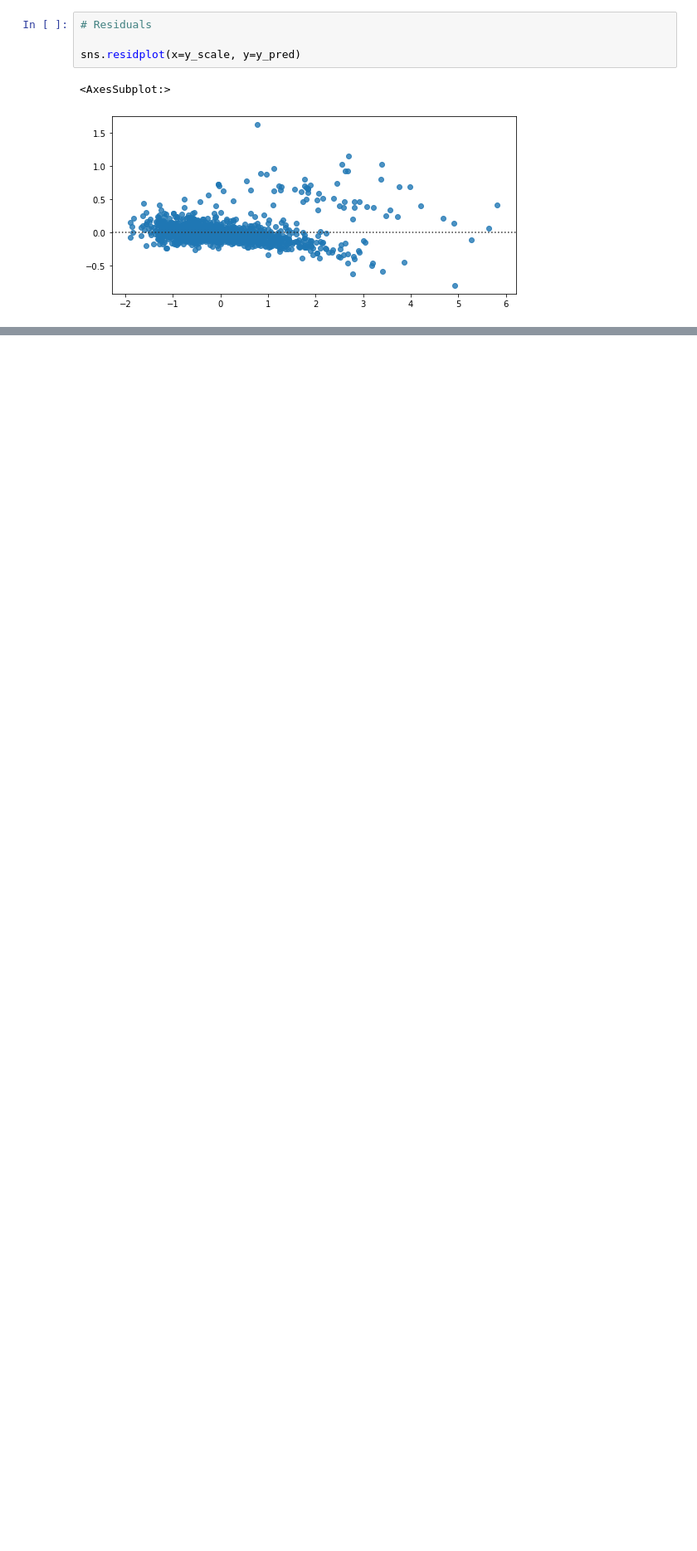
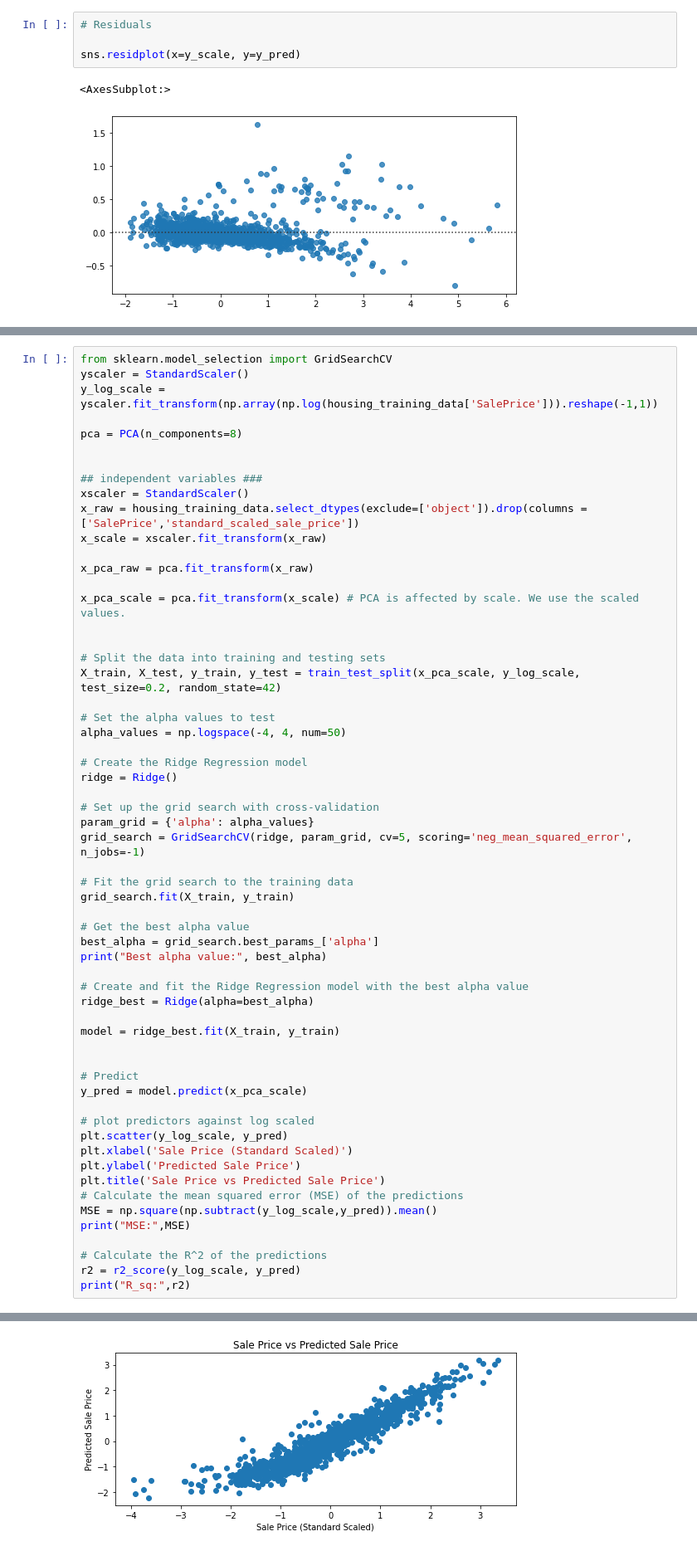
Before and after one commit to Steve-Desilets/MSDS-422-Module-2-Assignment, a Jupyter notebook: Module 2 Assignment - Group 3.ipynb, the cells around one changed output, grey strips where cells are left out. Shown at 83% size. Drawn from its saved outputs; the diff is of its cells as text; blank space fills up the shorter version.

Commit message:
adding predictions for test data
adding predictions for test data

```diff
--- a/Module 2 Assignment - Group 3.ipynb
+++ b/Module 2 Assignment - Group 3.ipynb
@@ -1364,0 +1222,60 @@ NotFittedError: This StandardScaler instance is not fitted yet. Call 'fit' with
+# %%
+from sklearn.model_selection import GridSearchCV
+yscaler = StandardScaler()
+y_log_scale = yscaler.fit_transform(np.array(np.log(housing_training_data['SalePrice'])).reshape(-1,1))
+
+pca = PCA(n_components=8)
+
+
+## independent variables ###
+xscaler = StandardScaler()
+x_raw = housing_training_data.select_dtypes(exclude=['object']).drop(columns = ['SalePrice','standard_scaled_sale_price'])
+x_scale = xscaler.fit_transform(x_raw)
+
+x_pca_raw = pca.fit_transform(x_raw)
+
+x_pca_scale = pca.fit_transform(x_scale) # PCA is affected by scale. We use the scaled values.
+
+
+# Split the data into training and testing sets
+X_train, X_test, y_train, y_test = train_test_split(x_pca_scale, y_log_scale, test_size=0.2, random_state=42)
+
+# Set the alpha values to test
+alpha_values = np.logspace(-4, 4, num=50)
+
+# Create the Ridge Regression model
+ridge = Ridge()
+
+# Set up the grid search with cross-validation
+param_grid = {'alpha': alpha_values}
+grid_search = GridSearchCV(ridge, param_grid, cv=5, scoring='neg_mean_squared_error', n_jobs=-1)
+
+# Fit the grid search to the training data
+grid_search.fit(X_train, y_train)
+
+# Get the best alpha value
+best_alpha = grid_search.best_params_['alpha']
+print("Best alpha value:", best_alpha)
+
+# Create and fit the Ridge Regression model with the best alpha value
+ridge_best = Ridge(alpha=best_alpha)
+
+model = ridge_best.fit(X_train, y_train)
+
+
+# Predict
+y_pred = model.predict(x_pca_scale)
+
+# plot predictors against log scaled
+plt.scatter(y_log_scale, y_pred)
+plt.xlabel('Sale Price (Standard Scaled)')
+plt.ylabel('Predicted Sale Price')
+plt.title('Sale Price vs Predicted Sale Price')
+# Calculate the mean squared error (MSE) of the predictions
+MSE = np.square(np.subtract(y_log_scale,y_pred)).mean()
+print("MSE:",MSE)
+
+# Calculate the R^2 of the predictions
+r2 = r2_score(y_log_scale, y_pred)
+print("R_sq:",r2)
+# %% [output]
@@ -1364,0 +1302 @@ NotFittedError: This StandardScaler instance is not fitted yet. Call 'fit' with
+[figure, added]
```
Also changed, not shown: parts of 39 cells of this notebook, 1 other file.
